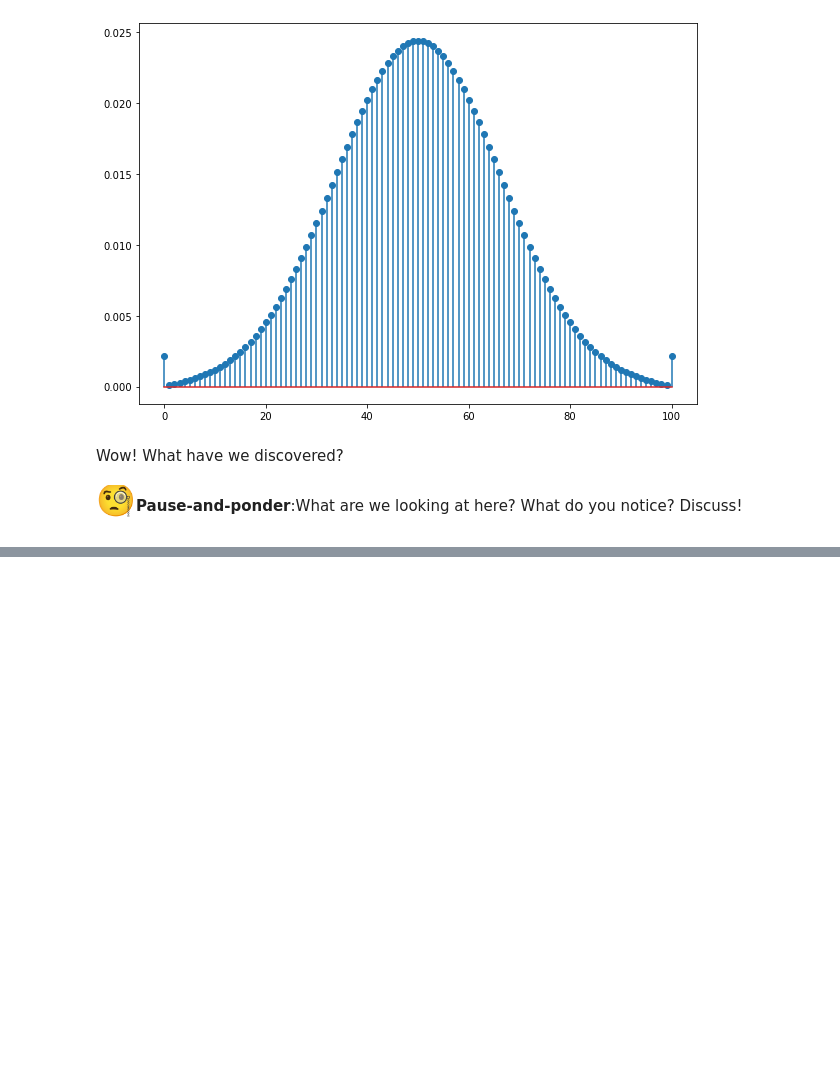
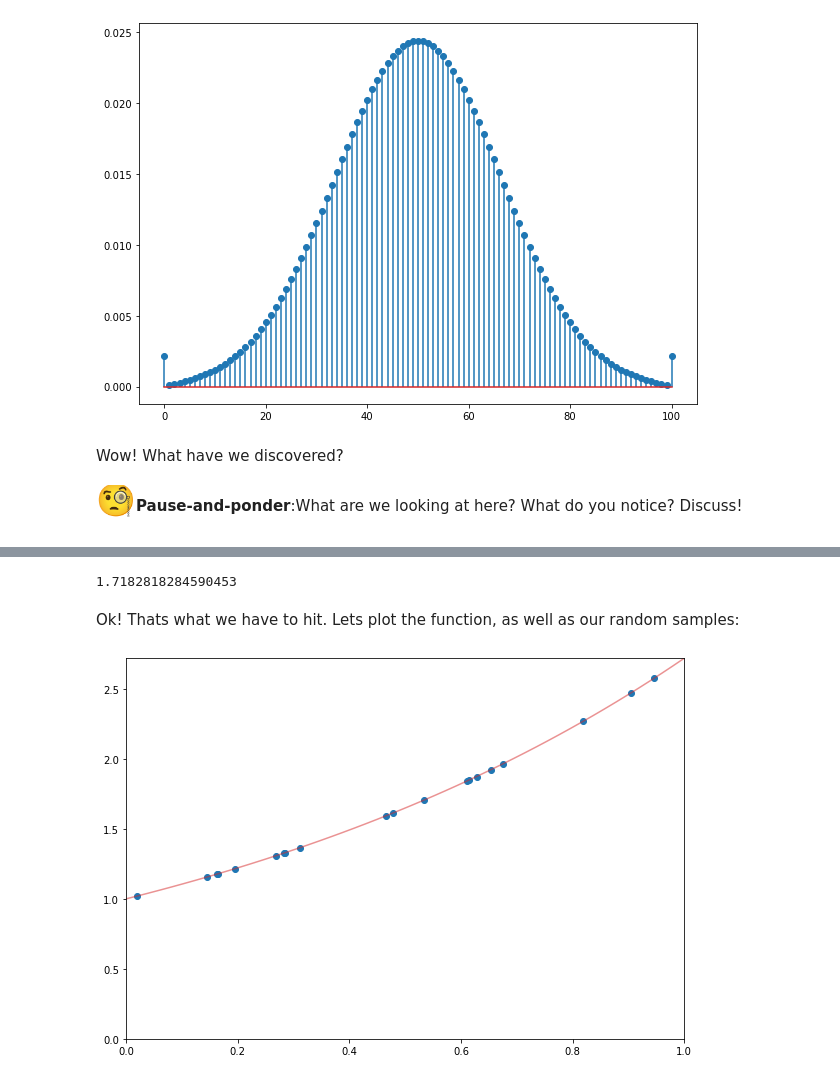
Before and after one commit to diego898/ds5440-fall-2020, a Jupyter notebook: nbs/Prob-Review.ipynb, the cells around one changed output, grey strips where cells are left out. Saved outputs shown, nothing was run; the diff lists cells and outputs as text; code cells hidden in the pictures; blank space fills up the shorter version.

```diff
--- a/nbs/Prob-Review.ipynb
+++ b/nbs/Prob-Review.ipynb
@@ -1176,0 +1334,22 @@ Wow! What have we discovered?
+# %%
+from sympy import symbols, integrate, exp
+x = symbols('x')
+expr = integrate(exp(x), (x,0,1))
+true_val = float(expr.evalf())
+true_val
+# %% [output]
+1.7182818284590453
+# %% [markdown]
+
+Ok! Thats what we have to hit. Lets plot the function, as well as our random samples:
+# %%
+x = np.linspace(0, 1)
+pts = np.random.uniform(0,1,20)
+
+plt.figure(figsize=(10,7))
+plt.plot(x, np.exp(x),color=sred,alpha=0.5);
+plt.scatter(pts, np.exp(pts))
+plt.xlim([0,1])
+plt.ylim([0, np.e]);
+# %% [output]
+[figure, added]
```
Also changed, not shown: parts of 52 cells of this notebook, 1 other file.
